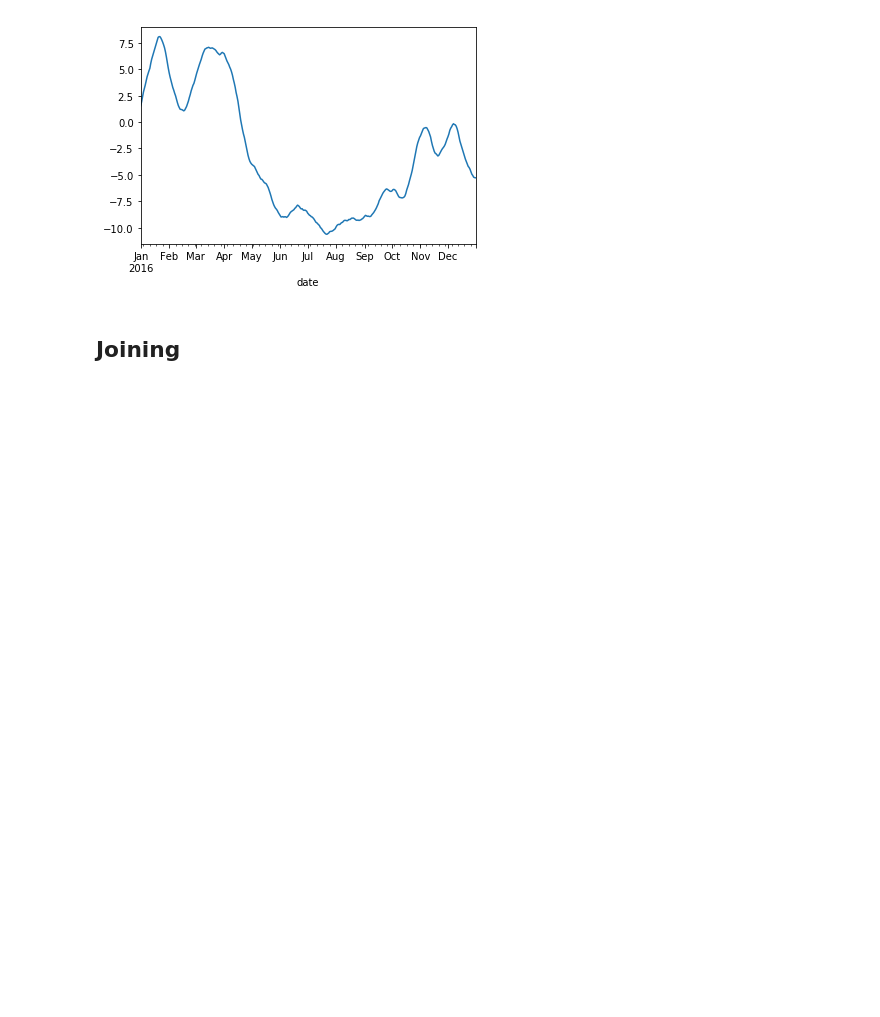
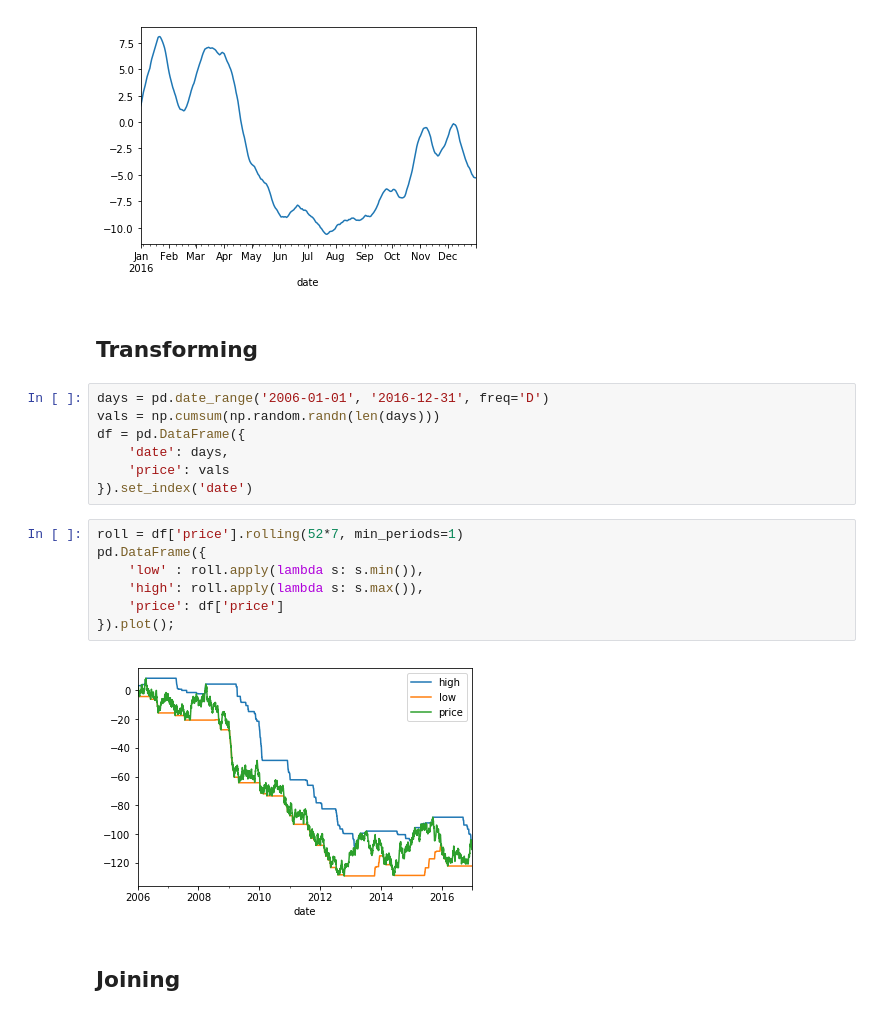
Before and after one commit to iamlemec/data_science, a Jupyter notebook: Session_2.ipynb, the cells around one changed output. Saved outputs shown, nothing was run; the diff lists cells and outputs as text; blank space fills up the shorter version.

```diff
--- a/Session_2.ipynb
+++ b/Session_2.ipynb
@@ -213,6 +216,24 @@ df.groupby(pd.TimeGrouper('MS')).std()
 df.rolling(20, center=True, min_periods=1).mean().plot(legend=False);
 # %% [output]
 [figure]
+# %% [markdown]
+## Transforming
+# %%
+days = pd.date_range('2006-01-01', '2016-12-31', freq='D')
+vals = np.cumsum(np.random.randn(len(days)))
+df = pd.DataFrame({
+    'date': days,
+    'price': vals
+}).set_index('date')
+# %%
+roll = df['price'].rolling(52*7, min_periods=1)
+pd.DataFrame({
+    'low' : roll.apply(lambda s: s.min()),
+    'high': roll.apply(lambda s: s.max()),
+    'price': df['price']
+}).plot();
+# %% [output]
+[figure, added]
 # %% [markdown]
 ## Joining
 # %%
```
Also changed, not shown: parts of 51 cells of this notebook, 1 other file.
